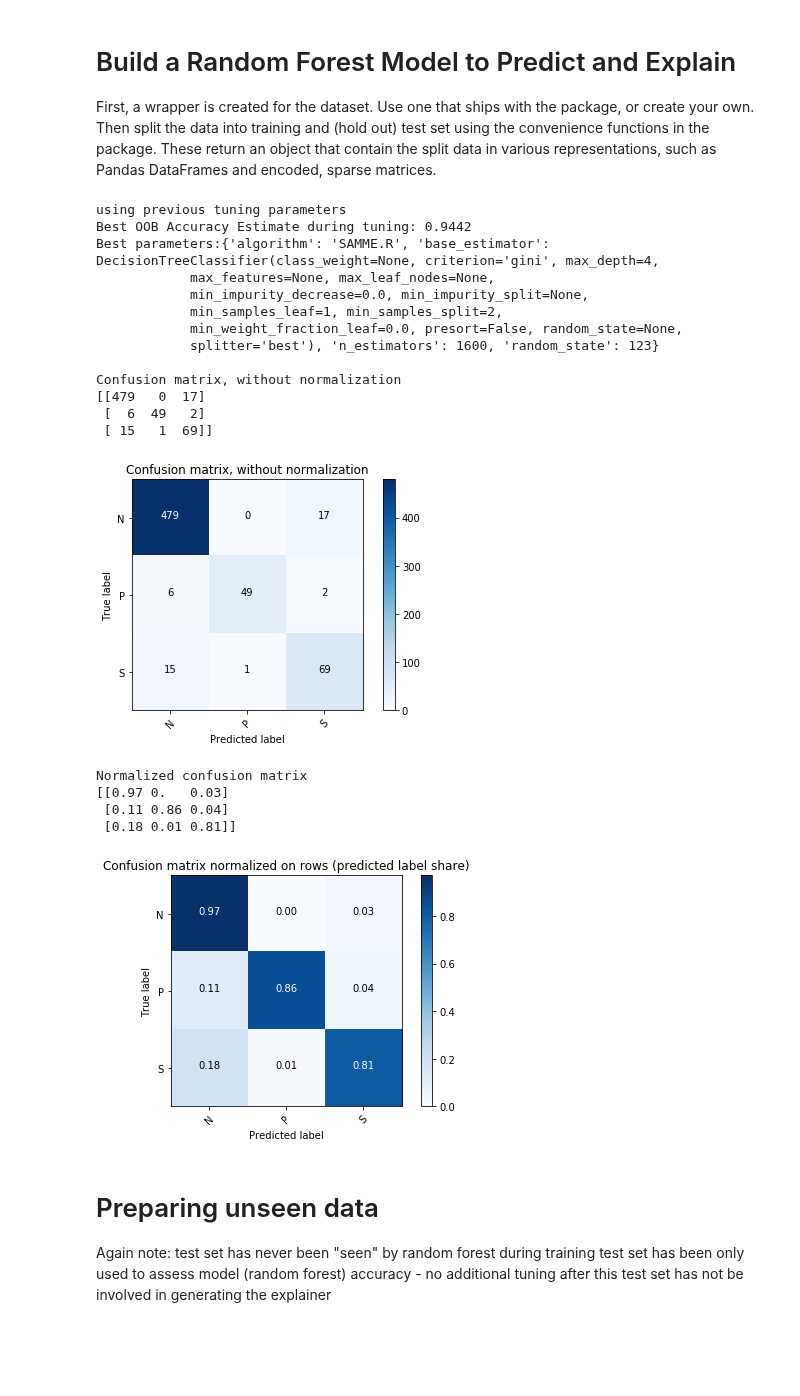
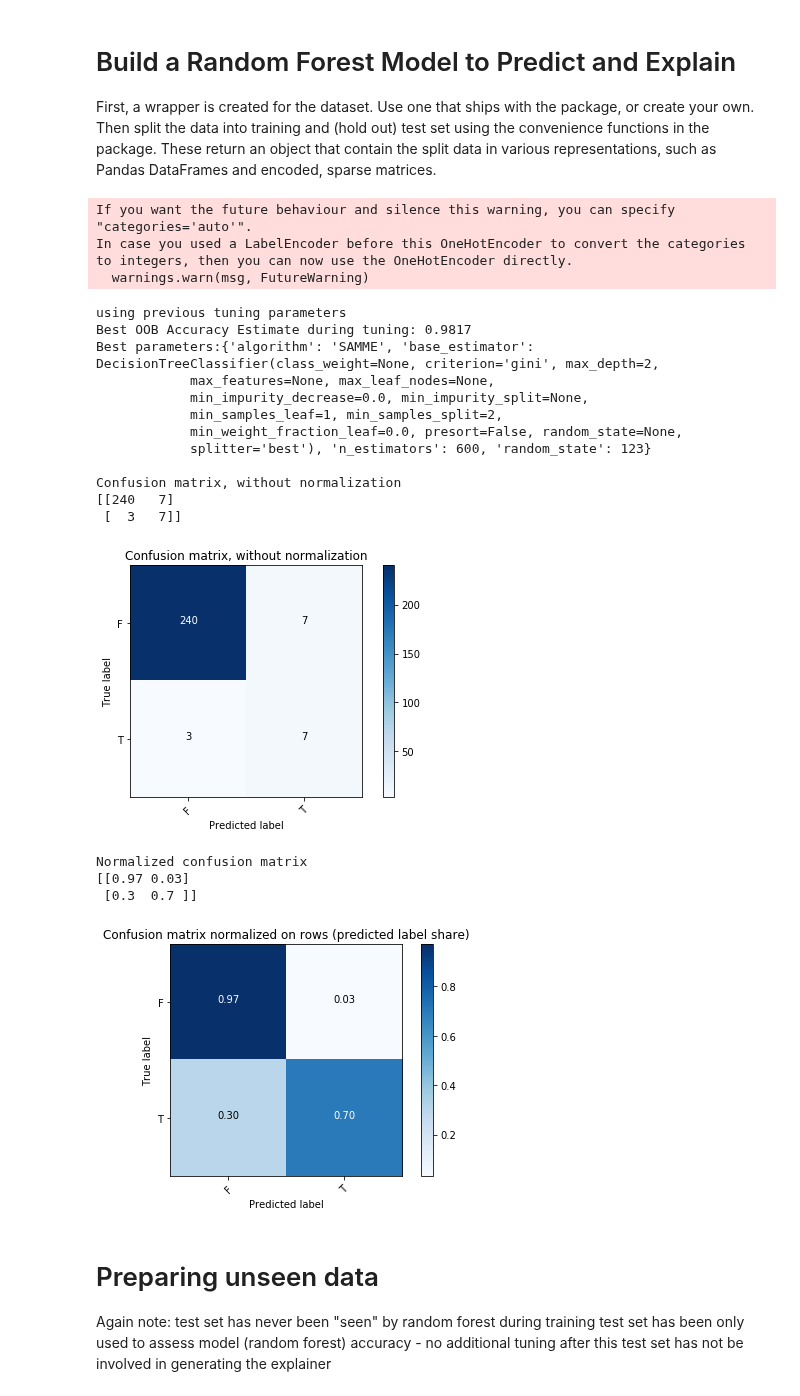
Before and after one commit to julianhatwell/explain_te, a Jupyter notebook: CHIRPS Examples.ipynb, the cells around one changed output. Saved outputs shown, nothing was run; the diff lists cells and outputs as text; code cells hidden in the pictures; blank space fills up the shorter version.

```diff
--- a/CHIRPS Examples.ipynb
+++ b/CHIRPS Examples.ipynb
@@ -53,7 +53,7 @@ Then split the data into training and (hold out) test set using the convenience
 # random_state will default to 123
 #mydata = dsp.usoc2(random_state=random_state_splits, project_dir=project_dir)
 #mydata = ds.mhtech14(random_state=random_state_splits, project_dir=project_dir)
-mydata = ds.cardio(random_state=random_state_splits, project_dir=project_dir)
+mydata = ds.cervicalh(random_state=random_state_splits, project_dir=project_dir)
 
 meta_data = mydata.get_meta()
 save_path = meta_data['get_save_path']()
@@ -80,59 +80,60 @@ tt = mydata.tt_split(train_index, test_index)
 
 # build model, tuned for high accuracy
 # model = 'RandomForest'
-# model = 'AdaBoost1'
-model = 'AdaBoost2'
+model = 'AdaBoost1'
+# model = 'AdaBoost2'
 # model = 'GBM'
 
 # decide if to run the whole tuning routine again (long for Adaboost)
 # RF routine has a default tuning grid, so can leave as None, or come up with some other options
 tuning = {'grid' : None, 'override' : False}
 if model == 'RandomForest':
     which_trees = 'majority'
     tuning.update({'grid' : None}) # defaults to n_trees [200, 400, ..., 1600]
 
 elif model in ('AdaBoost1', 'AdaBoost2'):
     if model == 'AdaBoost1':
         # classic (and multi-class) AdaBoost
         algo = 'SAMME'
         which_trees = 'majority'
     else:
         algo = 'SAMME.R'
         which_trees = 'conf_weighted'
     max_depth = [i for i in range(1, 5)]
     tuning.update({'grid' : {'base_estimator' : [rt.DecisionTreeClassifier(max_depth=d) for d in max_depth],
                             'n_estimators': [(i + 1) * 200 for i in range(8)], 'algorithm': [algo]}})
 
 else: # GBM - not fully implemented yet
     stop # ValueError
 
 rf = rt.forest_prep(ds_container=tt,
                     meta_data=meta_data,
                     # override_tuning=True,
                     model=model,
                     tuning_grid=tuning['grid'],
                     save_path=save_path,
                     plot_cm=True, plot_cm_norm=True)
 # %% [output]
-using previous tuning parameters
-Best OOB Accuracy Estimate during tuning: 0.9442
-Best parameters:{'algorithm': 'SAMME.R', 'base_estimator': DecisionTreeClassifier(class_weight=None, criterion='gini', max_depth=4,
-            max_features=None, max_leaf_nodes=None,
-            min_impurity_decrease=0.0, min_impurity_split=None,
-            min_samples_leaf=1, min_samples_split=2,
-            min_weight_fraction_leaf=0.0, presort=False, random_state=None,
-            splitter='best'), 'n_estimators': 1600, 'random_state': 123}
-
-Confusion matrix, without normalization
-[[479   0  17]
- [  6  49   2]
- [ 15   1  69]]
+If you want the future behaviour and silence this warning, you can specify "categories='auto'".
+In case you used a LabelEncoder before this OneHotEncoder to convert the categories to integers, then you can now use the OneHotEncoder directly.
+  warnings.warn(msg, FutureWarning)
+using previous tuning parameters
+Best OOB Accuracy Estimate during tuning: 0.9817
+Best parameters:{'algorithm': 'SAMME', 'base_estimator': DecisionTreeClassifier(class_weight=None, criterion='gini', max_depth=2,
+            max_features=None, max_leaf_nodes=None,
+            min_impurity_decrease=0.0, min_impurity_split=None,
+            min_samples_leaf=1, min_samples_split=2,
+            min_weight_fraction_leaf=0.0, presort=False, random_state=None,
+            splitter='best'), 'n_estimators': 600, 'random_state': 123}
+
+Confusion matrix, without normalization
+[[240   7]
+ [  3   7]]
-[figure, old version]
+[figure, new version]
-Normalized confusion matrix
-[[0.97 0.   0.03]
- [0.11 0.86 0.04]
- [0.18 0.01 0.81]]
+Normalized confusion matrix
+[[0.97 0.03]
+ [0.3  0.7 ]]
-[figure, old version]
+[figure, new version]
 # %% [markdown]
 # Preparing unseen data
 
```
Also changed, not shown: parts of 3 cells of this notebook, 15 other files.
